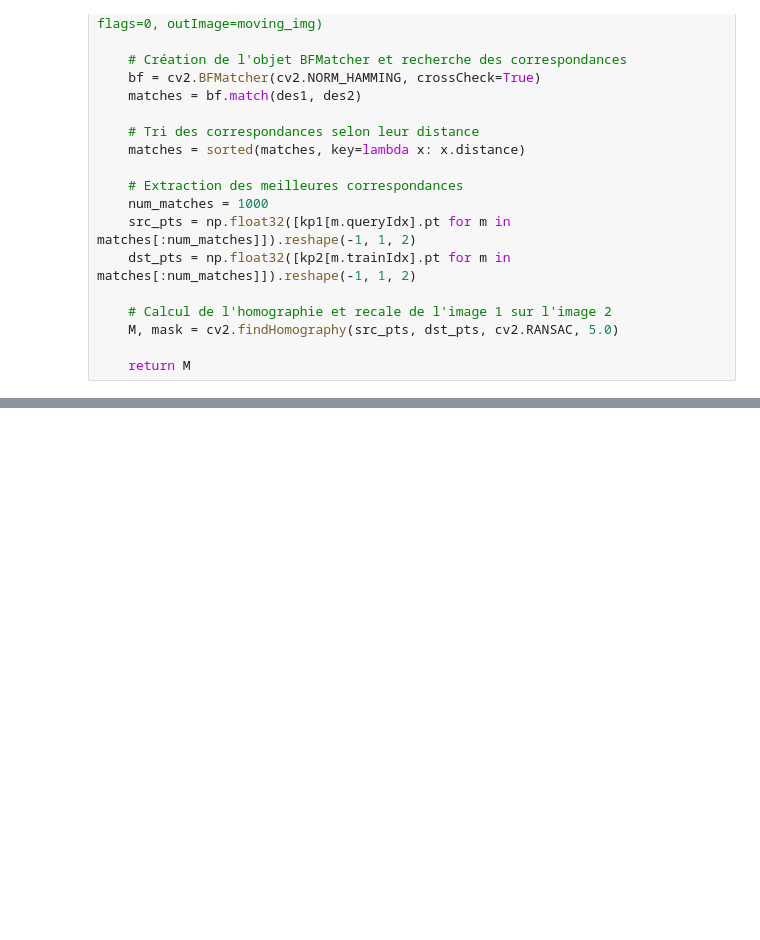
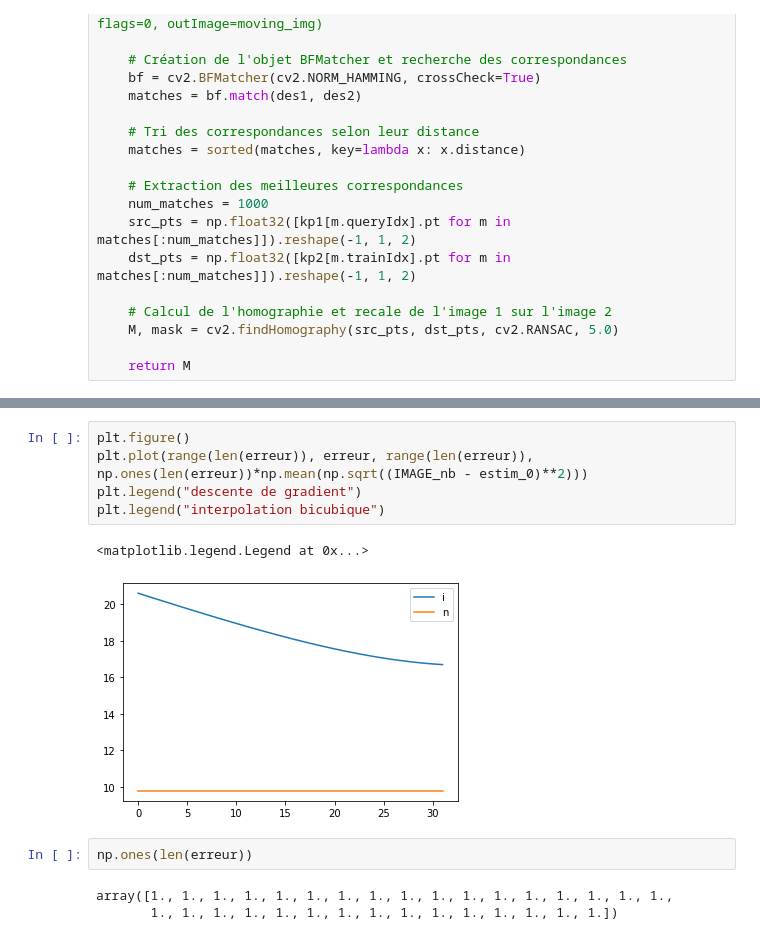
Before and after one commit to zoeducourau/Projet_fin_majeure, a Jupyter notebook: main script.ipynb, the cells around one changed output, grey strips where cells are left out. Drawn from its saved outputs; the diff is of its cells as text; blank space fills up the shorter version.

```diff
--- a/main script.ipynb
+++ b/main script.ipynb
@@ -231,0 +268,13 @@ Error:
+# %%
+plt.figure()
+plt.plot(range(len(erreur)), erreur, range(len(erreur)), np.ones(len(erreur))*np.mean(np.sqrt((IMAGE_nb - estim_0)**2)))
+plt.legend("descente de gradient")
+plt.legend("interpolation bicubique")
+# %% [output]
+<matplotlib.legend.Legend at 0x...>
+[figure, added]
+# %%
+np.ones(len(erreur))
+# %% [output]
+array([1., 1., 1., 1., 1., 1., 1., 1., 1., 1., 1., 1., 1., 1., 1., 1., 1.,
+       1., 1., 1., 1., 1., 1., 1., 1., 1., 1., 1., 1., 1., 1., 1.])
```
Also changed, not shown: parts of 2 cells of this notebook.
